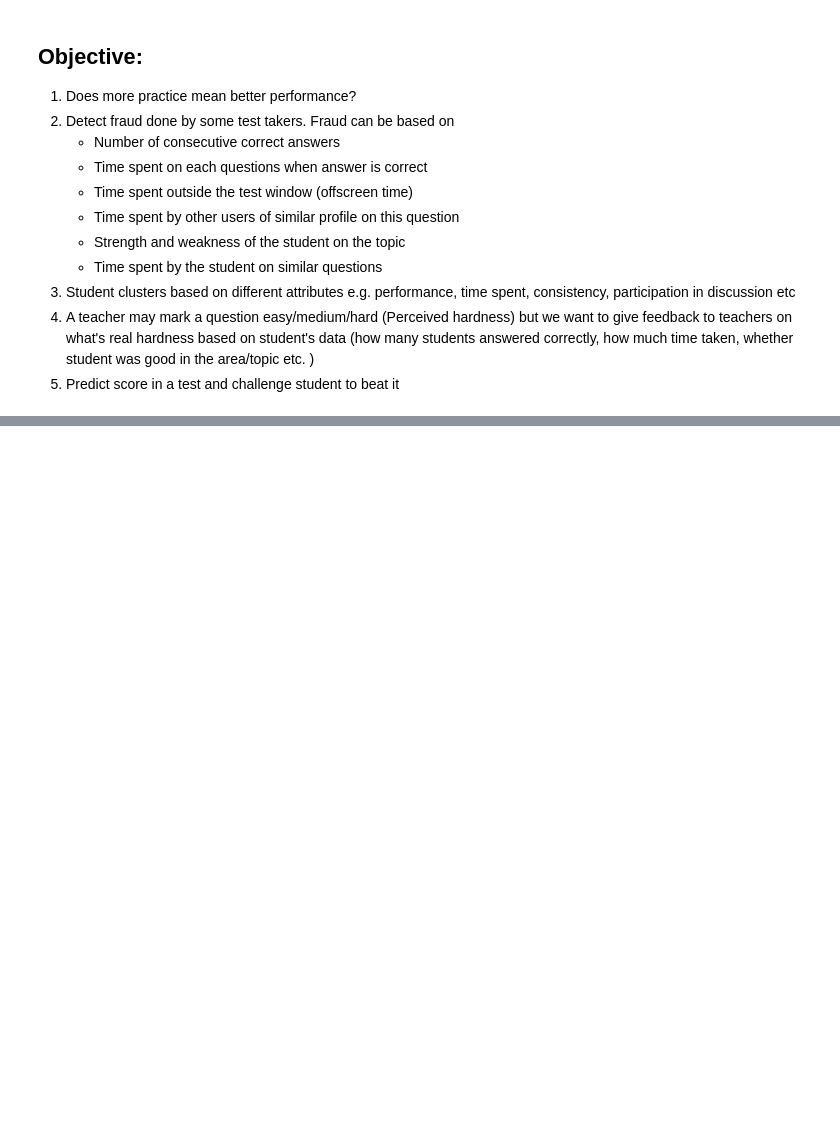
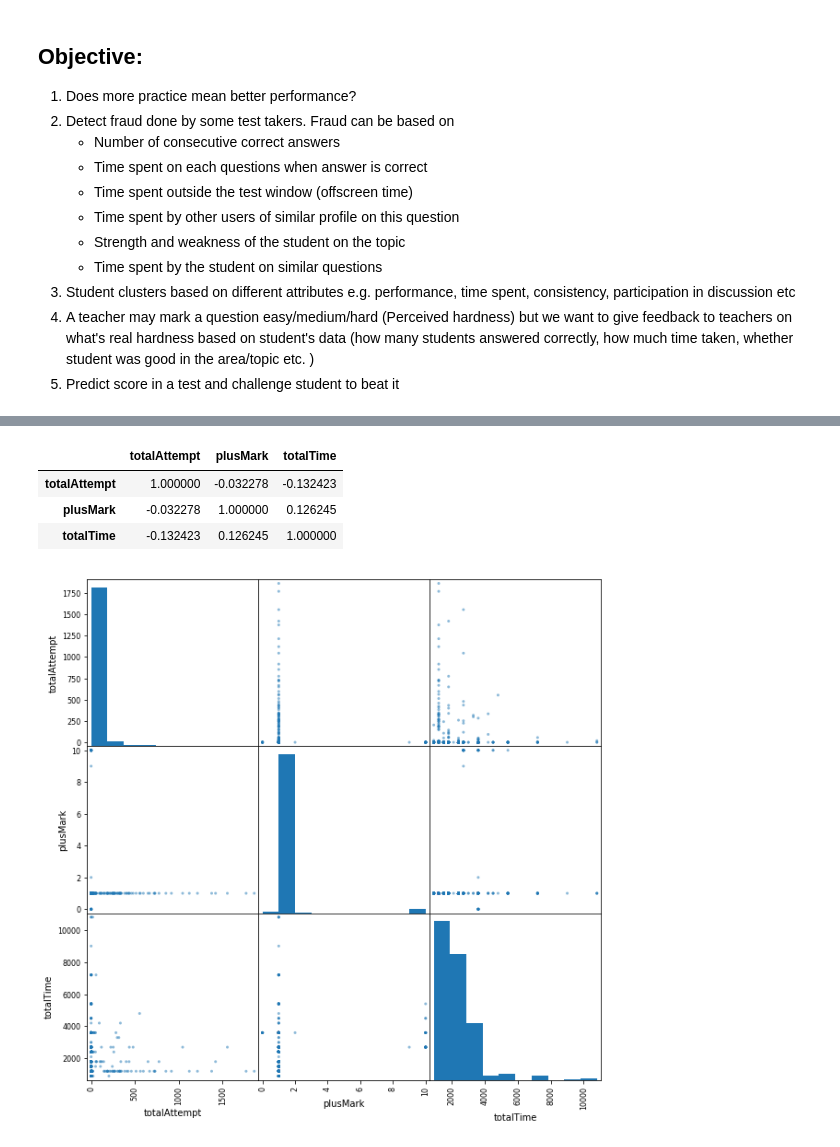
Before and after one commit to Kali-Dev/Internship-Assignment, a Jupyter notebook: intership project.ipynb, the cells around one changed output, grey strips where cells are left out. Saved outputs shown, nothing was run; the diff lists cells and outputs as text; code cells hidden in the pictures; blank space fills up the shorter version.

```diff
--- a/intership project.ipynb
+++ b/intership project.ipynb
@@ -144,0 +479,11 @@ topics_df.head()
+# %%
+practicesets_df[['user','totalAttempt','plusMark','totalTime']].corr()
+# %% [output]
+|  | totalAttempt | plusMark | totalTime |
+| totalAttempt | 1.000000 | -0.032278 | -0.132423 |
+| plusMark | -0.032278 | 1.000000 | 0.126245 |
+| totalTime | -0.132423 | 0.126245 | 1.000000 |
+# %%
+pd.plotting.scatter_matrix(practicesets_df[['user','totalAttempt','plusMark','totalTime']], figsize=(10,10));
+# %% [output]
+[figure, added]
```
Also changed, not shown: parts of 51 cells of this notebook.
